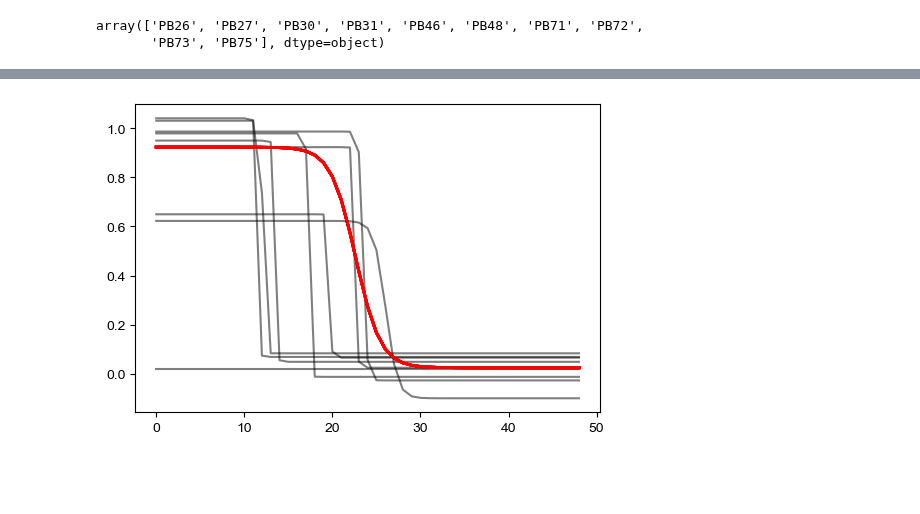
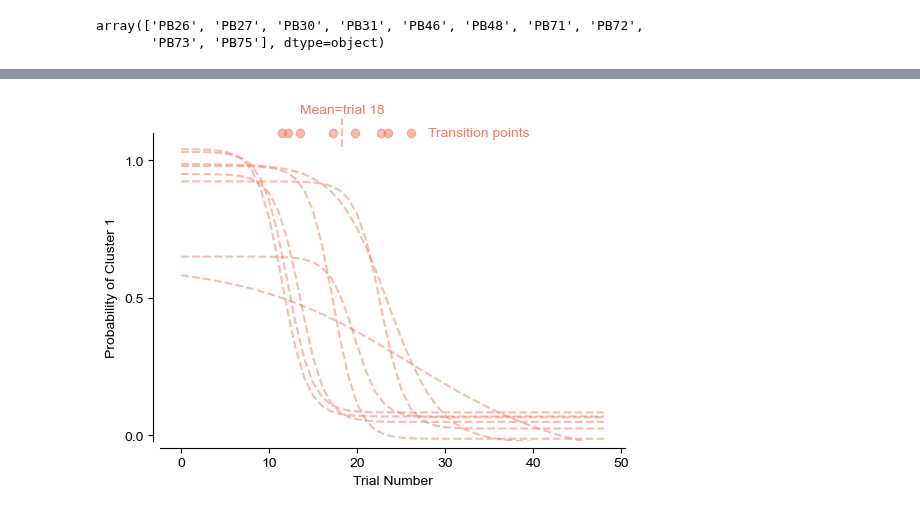
Before and after one commit to jaimemcc/bazzino, a Jupyter notebook: notebooks/find_sigmoidal_transitions.ipynb, the cells around one changed output, grey strips where cells are left out. Drawn from its saved outputs; the diff is of its cells as text; code cells hidden in the pictures; blank space fills up the shorter version.

```diff
--- a/notebooks/find_sigmoidal_transitions.ipynb
+++ b/notebooks/find_sigmoidal_transitions.ipynb
@@ -262,36 +217,44 @@ plt.show()
-# %%
-f, ax = plt.subplots(figsize=(6, 4))
-
-for fit in fits_df.iterrows():
-    if not fit[1].success:
-        continue
-    res = fit_logistic_per_series(y, x=x, prefer_4p=True, direction='decreasing')
-
-    ax.plot(x, logistic4(x, fit[1].A, fit[1].L, fit[1].x0_orig, fit[1].k), color="k", alpha=0.5)
-    ax.plot(x, res['y_hat'], color="r", linewidth=2)
-# %% [output]
-[figure, removed]
 # %%
-for fit in fits_df.itertuples():
-    print(fit)
-    if fit[0] < 0.5:
-        continue
-    ax.plot(x, logistic(x, *fit[:-1]), label="Fitted Logistic Function", linestyle="--", color=colors[2])
+# Logistic fits for raw cluster assignments (binary/inverted cluster_photo)
+df_dep_45 = x_array.query("condition == 'deplete' & infusiontype == '45NaCl'").copy()
+all_fits = []
 
-sns.despine(ax=ax)
-ax.set_xlabel("Trial Number")
-ax.set_ylabel("Probability of Cluster 1")
+f, ax = plt.subplots(figsize=(6,4))
 
-x0 = np.array(all_logistic_fits)[:,1]
+for rat in df_dep_45.id.unique():
+    sig = df_dep_45.loc[df_dep_45.id == rat, 'cluster_photo'].to_numpy()
+    # Make binary: invert if needed (original code inverted)
+    y = np.logical_not(sig).astype(int)
+    x = np.arange(len(y), dtype=float)
 
+    fit = fit_logistic_per_series(y, x=x, prefer_4p=True, direction='decreasing')
+    all_fits.append({ 'id': rat, **fit['params'], 'model': fit['model'], 'x0_orig': fit['x0_orig'], 'success': fit['success'], 'note': fit['note'] })
+
+    if fit["success"] and fit['x0_orig'] > 0 and fit['x0_orig'] < len(y):
+        ax.plot(x, fit["y_hat"], color=colors[2], alpha=0.5, linestyle="--")
+
+fits_df = pd.DataFrame(all_fits)
+fits_df = fits_df.query("success == True and x0_orig > 0").copy()
+
+x0 = fits_df['x0_orig'].to_list()
 ax.plot(x0, [1.1]*len(x0), marker="o", linestyle="None", color=colors[2], alpha=0.5, clip_on=False)
 ax.text(np.max(x0)+2, 1.1, "Transition points", ha="left", va="center", fontsize=10, color=colors[2])
 
 ax.plot([np.mean(x0), np.mean(x0)], [1.05, 1.15], color=colors[2], linestyle="--", alpha=0.5, clip_on=False)
 ax.text(np.mean(x0), 1.16, f"Mean=trial {int(np.mean(x0))}", ha="center", va="bottom", fontsize=10, color=colors[2])
 
+sns.despine(ax=ax, offset=5)
+ax.set_xlabel("Trial Number")
+ax.set_ylabel("Probability of Cluster 1")
+
 ax.set_yticks([0, 0.5, 1])
 ax.set_ylim([-0.02, 1.1])
 
 if savefigs:
     f.savefig(FIGSFOLDER / "logistic_fits_45NaCl.pdf", dpi=600, transparent=True)
+
+fits_df_cluster_raw = fits_df
+
+# print(fits_df)
+# %% [output]
+[figure, added]
```
Also changed, not shown: parts of 27 cells of this notebook, 3 other files.
